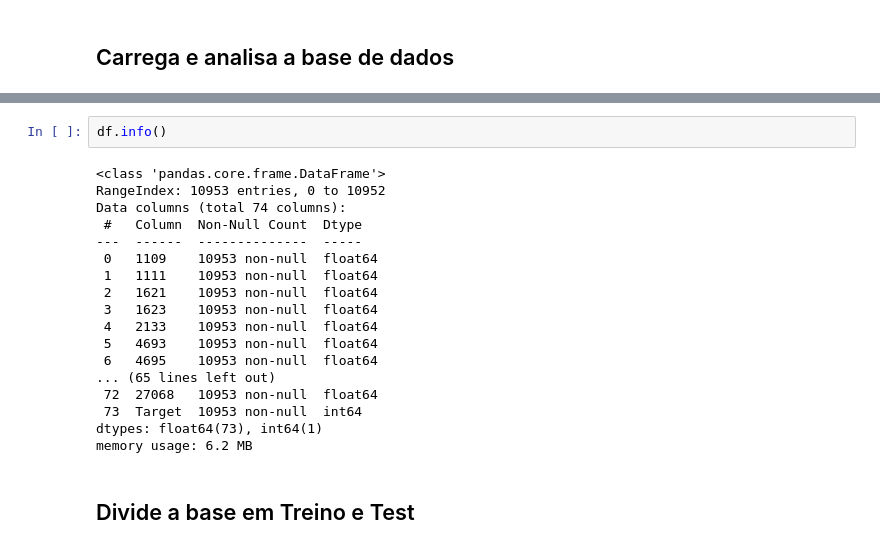
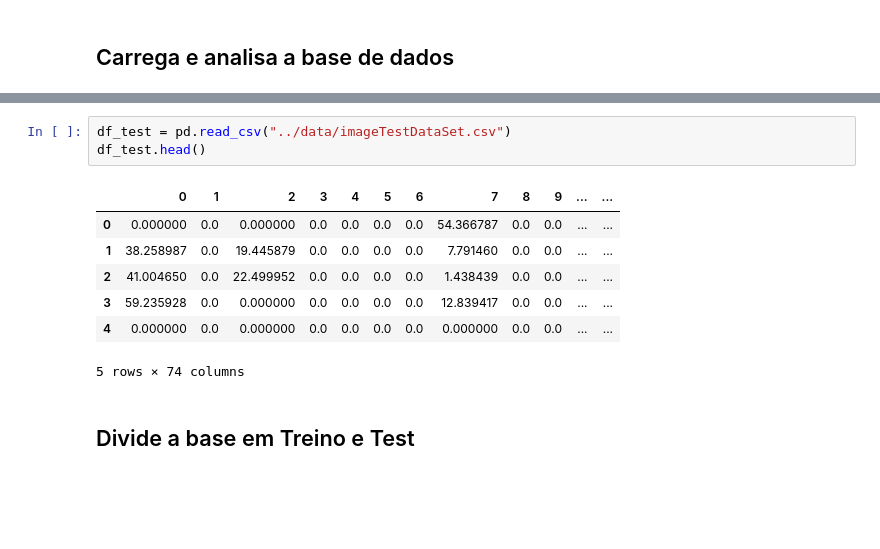
Before and after one commit to Neo-3/image_classifier, a Jupyter notebook: logisticRegression/logisticRegression.ipynb, the cells around one changed output, grey strips where cells are left out. Saved outputs shown, nothing was run; the diff lists cells and outputs as text; blank space fills up the shorter version.

```diff
--- a/logisticRegression/logisticRegression.ipynb
+++ b/logisticRegression/logisticRegression.ipynb
@@ -31,22 +30,13 @@ df.head()
-# %%
-df.info()
-# %% [output]
-<class 'pandas.core.frame.DataFrame'>
-RangeIndex: 10953 entries, 0 to 10952
-Data columns (total 74 columns):
- #   Column  Non-Null Count  Dtype
----  ------  --------------  -----
- 0   1109    10953 non-null  float64
- 1   1111    10953 non-null  float64
- 2   1621    10953 non-null  float64
- 3   1623    10953 non-null  float64
- 4   2133    10953 non-null  float64
- 5   4693    10953 non-null  float64
- 6   4695    10953 non-null  float64
-... (65 lines left out)
- 72  27068   10953 non-null  float64
- 73  Target  10953 non-null  int64
-dtypes: float64(73), int64(1)
-memory usage: 6.2 MB
+# %%
+df_test = pd.read_csv("../data/imageTestDataSet.csv")
+df_test.head()
+# %% [output]
+|  | 0 | 1 | 2 | 3 | 4 | 5 | 6 | 7 | 8 | 9 | ... | ... |
+| 0 | 0.000000 | 0.0 | 0.000000 | 0.0 | 0.0 | 0.0 | 0.0 | 54.366787 | 0.0 | 0.0 | ... | ... |
+| 1 | 38.258987 | 0.0 | 19.445879 | 0.0 | 0.0 | 0.0 | 0.0 | 7.791460 | 0.0 | 0.0 | ... | ... |
+| 2 | 41.004650 | 0.0 | 22.499952 | 0.0 | 0.0 | 0.0 | 0.0 | 1.438439 | 0.0 | 0.0 | ... | ... |
+| 3 | 59.235928 | 0.0 | 0.000000 | 0.0 | 0.0 | 0.0 | 0.0 | 12.839417 | 0.0 | 0.0 | ... | ... |
+| 4 | 0.000000 | 0.0 | 0.000000 | 0.0 | 0.0 | 0.0 | 0.0 | 0.000000 | 0.0 | 0.0 | ... | ... |
+5 rows × 74 columns
 # %% [markdown]
 ## Divide a base em Treino e Test
```
Also changed, not shown: parts of 11 cells of this notebook, 10 other files.
